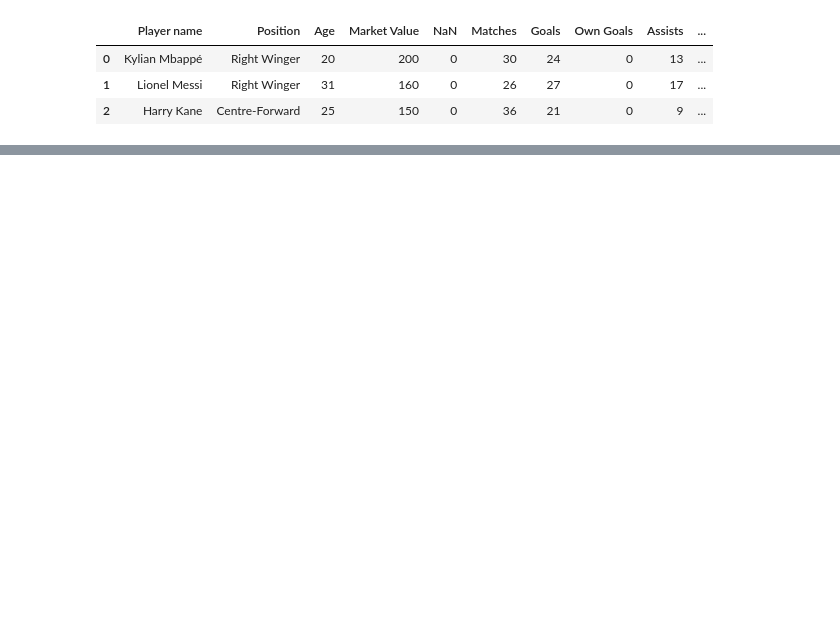
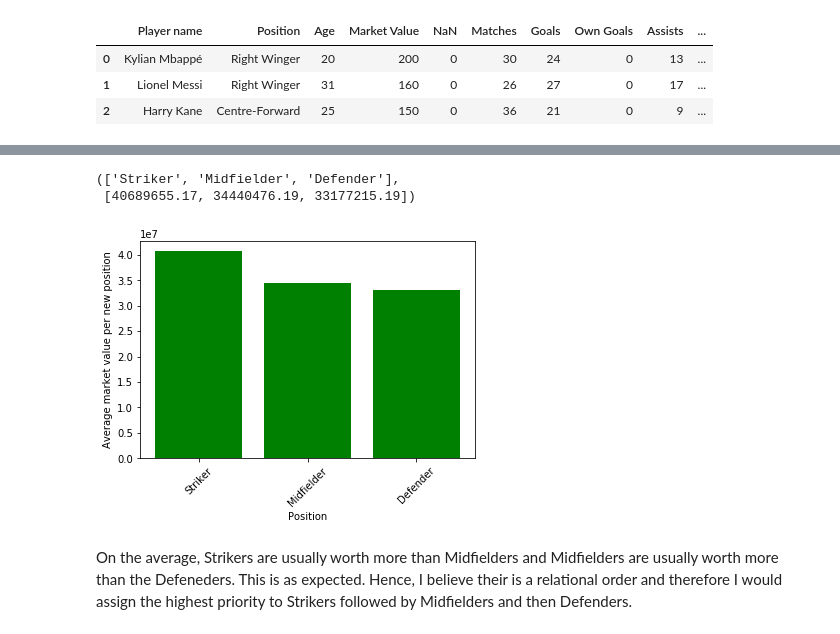
Before and after one commit to Ayoyiinka/Linear-Regression, a Jupyter notebook: marketValueRegression.ipynb, the cells around one changed output, grey strips where cells are left out. Drawn from its saved outputs; the diff is of its cells as text; code cells hidden in the pictures; blank space fills up the shorter version.

```diff
--- a/marketValueRegression.ipynb
+++ b/marketValueRegression.ipynb
@@ -404,0 +236,30 @@ Warnings:
+# %%
+#Preparing two lists containing the Positons and the corresponding Average market value per new position for visualization
+
+newAveValPerPosList = []
+for i in range(len(list(newAveValPerPos.keys()))):
+    newTempList = []
+    newTempList.append(list(newAveValPerPos.keys())[i])
+    newTempList.append(list(newAveValPerPos.values())[i])
+    newAveValPerPosList.append(newTempList)
+newX = []
+newY = []
+for i in range(len(newAveValPerPosList)):
+    newX.append(newAveValPerPosList[i][0])
+    newY.append(newAveValPerPosList[i][1])
+newX, newY
+# %% [output]
+(['Striker', 'Midfielder', 'Defender'],
+ [40689655.17, 34440476.19, 33177215.19])
+# %%
+#Plotting a bar chart to show the relationship between the Position and the corresponding Average Market Value
+
+plt.bar(newX,newY, color = 'green')
+plt.xticks(rotation = 45)
+plt.xlabel('Position')
+plt.ylabel('Average market value per new position')
+plt.show()
+# %% [output]
+[figure, added]
+# %% [markdown]
+On the average, Strikers are usually worth more than Midfielders and Midfielders are usually worth more than the Defeneders. This is as expected. Hence, I believe their is a relational order and therefore I would assign the highest priority to Strikers followed by Midfielders and then Defenders.
```
Also changed, not shown: parts of 69 cells of this notebook.
